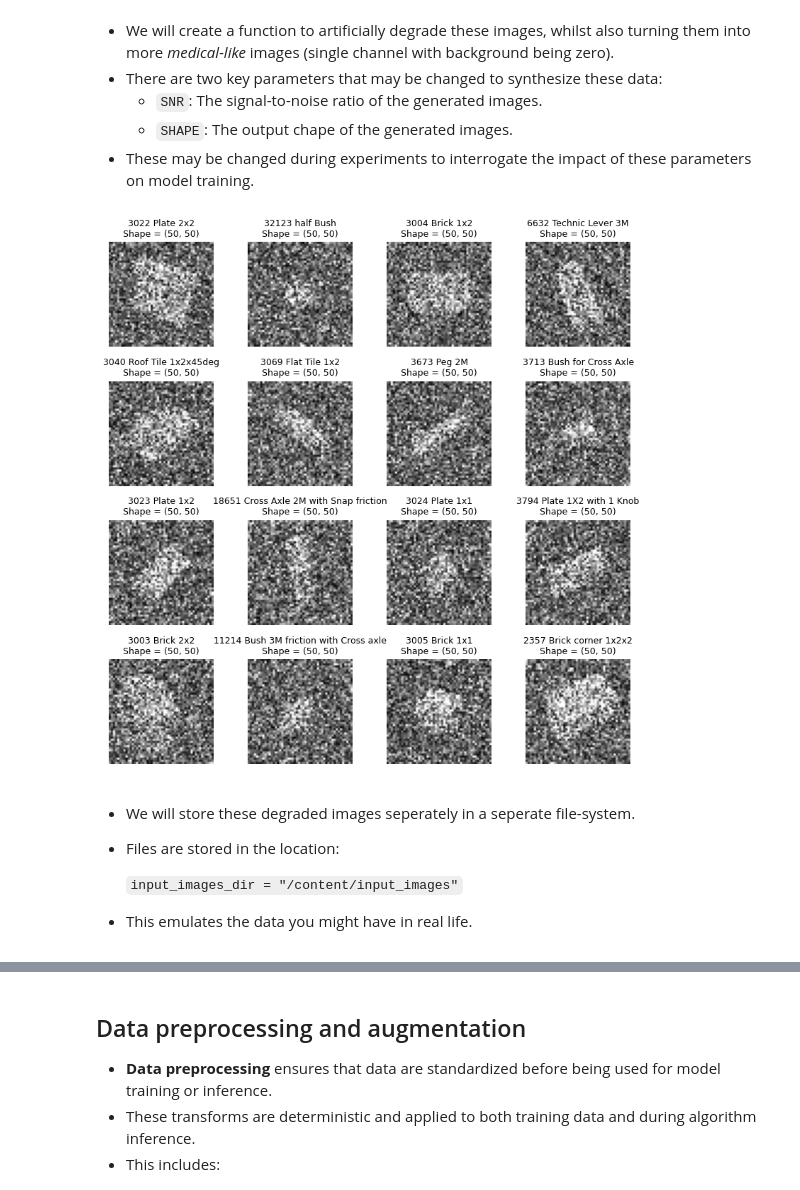
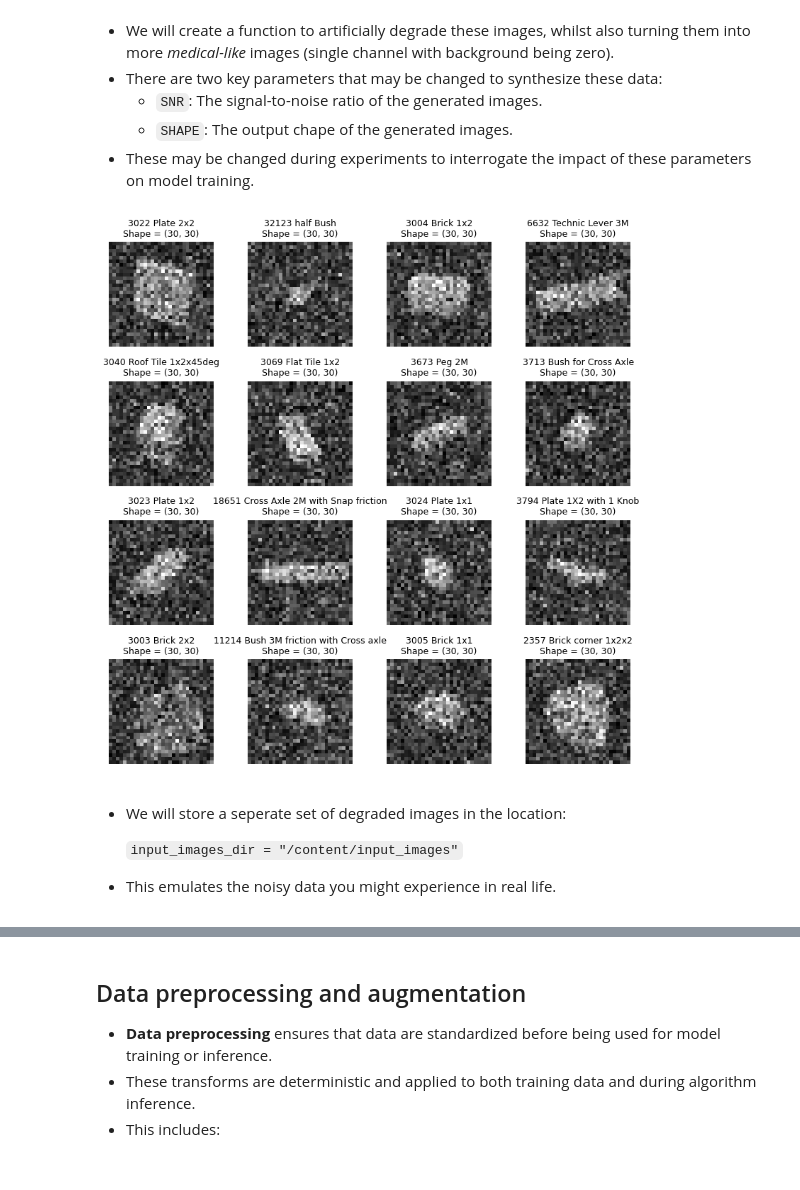
Before and after one commit to mdblackledge/theoryofimaging2, a Jupyter notebook: workshop/practical_exercises.ipynb, the cells around one changed output, grey strips where cells are left out. Drawn from its saved outputs; the diff is of its cells as text; code cells hidden in the pictures.

```diff
--- a/workshop/practical_exercises.ipynb
+++ b/workshop/practical_exercises.ipynb
@@ -122,8 +148,8 @@ Available block groups
 from skimage.transform import resize
 
 # Global parameters for the experiments
-SNR = 3.0
-SHAPE = (50, 50)
+SNR = 5.0
+SHAPE = (30, 30)
 
 def degrade_lego_image(arr, snr = 30.0, shape = (50, 50)):
     """ Degrade the quality of an image of a Lego brick.
@@ -158,41 +184,40 @@ def degrade_lego_image(arr, snr = 30.0, shape = (50, 50)):
     sigma = 255.0 / snr
     arr_noisy = np.clip(np.sqrt((arr_bw + np.random.randn(*arr_bw.shape) * sigma) ** 2 +\
                                 (np.random.randn(*arr_bw.shape) * sigma) ** 2), 0, 255)
     return arr_noisy.astype("uint8")
 
 
 # Random seed
 np.random.seed(2026)
 
 f, ax = plt.subplots(4, 4, figsize = (8, 8))
 ax = ax.ravel()
 for i in range(16):
 
     # Randomly select a block type and image
     block_group_dir = clean_data_path + "/" + os.listdir(clean_data_path)[i]
     block_file = block_group_dir + "/" + np.random.choice(os.listdir(block_group_dir))
 
     # Degrade the image.
     arr = skimage.io.imread(block_file)
     arr_noisy = degrade_lego_image(arr, snr=SNR, shape=SHAPE)
 
     # Display
     ax[i].imshow(arr_noisy, cmap = "gray")
     ax[i].set_title(block_file.split("/")[-2] + "\n"\
                     + f"Shape = {arr_noisy.shape}", fontsize = 9.)
     ax[i].axis("off")
 
 plt.tight_layout()
 plt.show()
 # %% [output]
-[figure, old version]
+[figure, new version]
 # %% [markdown]
- - We will store these degraded images seperately in a seperate file-system.
- - Files are stored in the location:
+ - We will store a seperate set of degraded images in the location:
 
     `input_images_dir = "/content/input_images"`
 
- - This emulates the data you might have in real life.
+ - This emulates the noisy data you might experience in real life.
 # %%
 # @title
 from tqdm import tqdm
```
Also changed, not shown: parts of 25 cells of this notebook.
